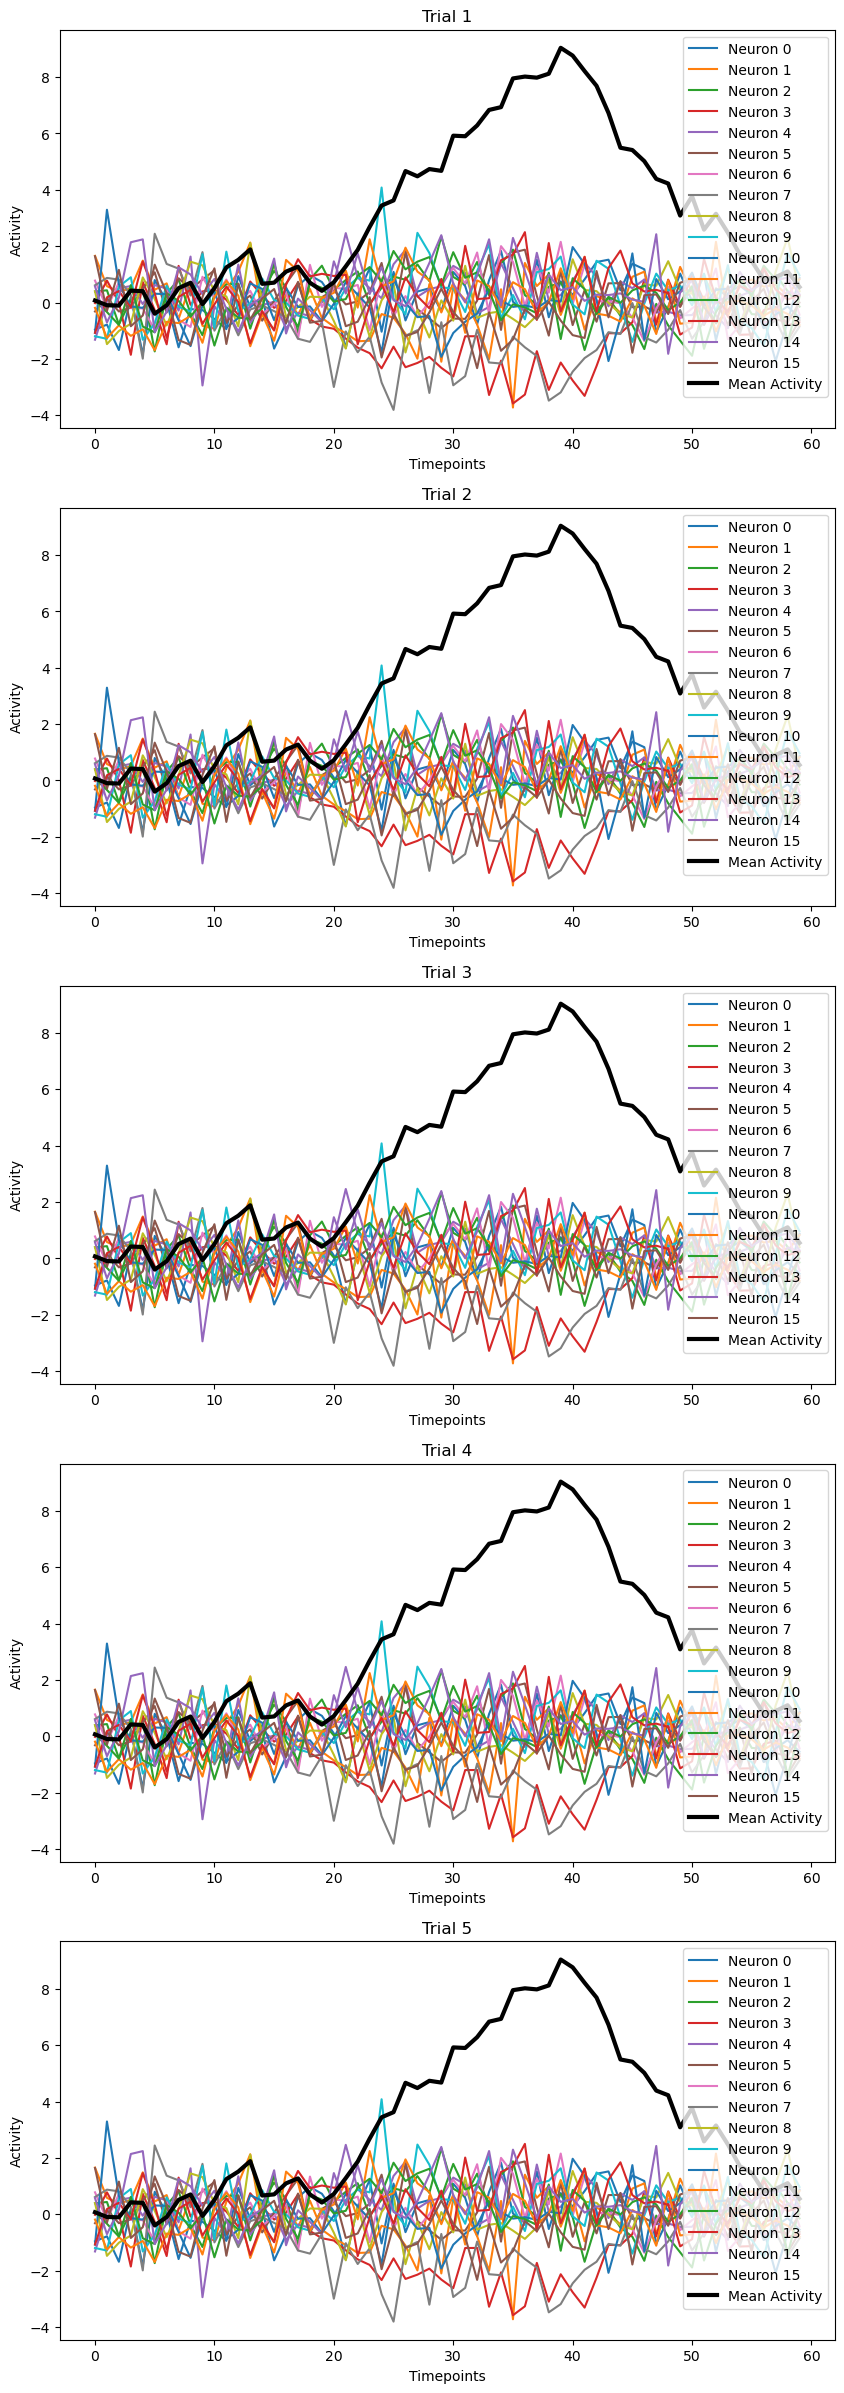
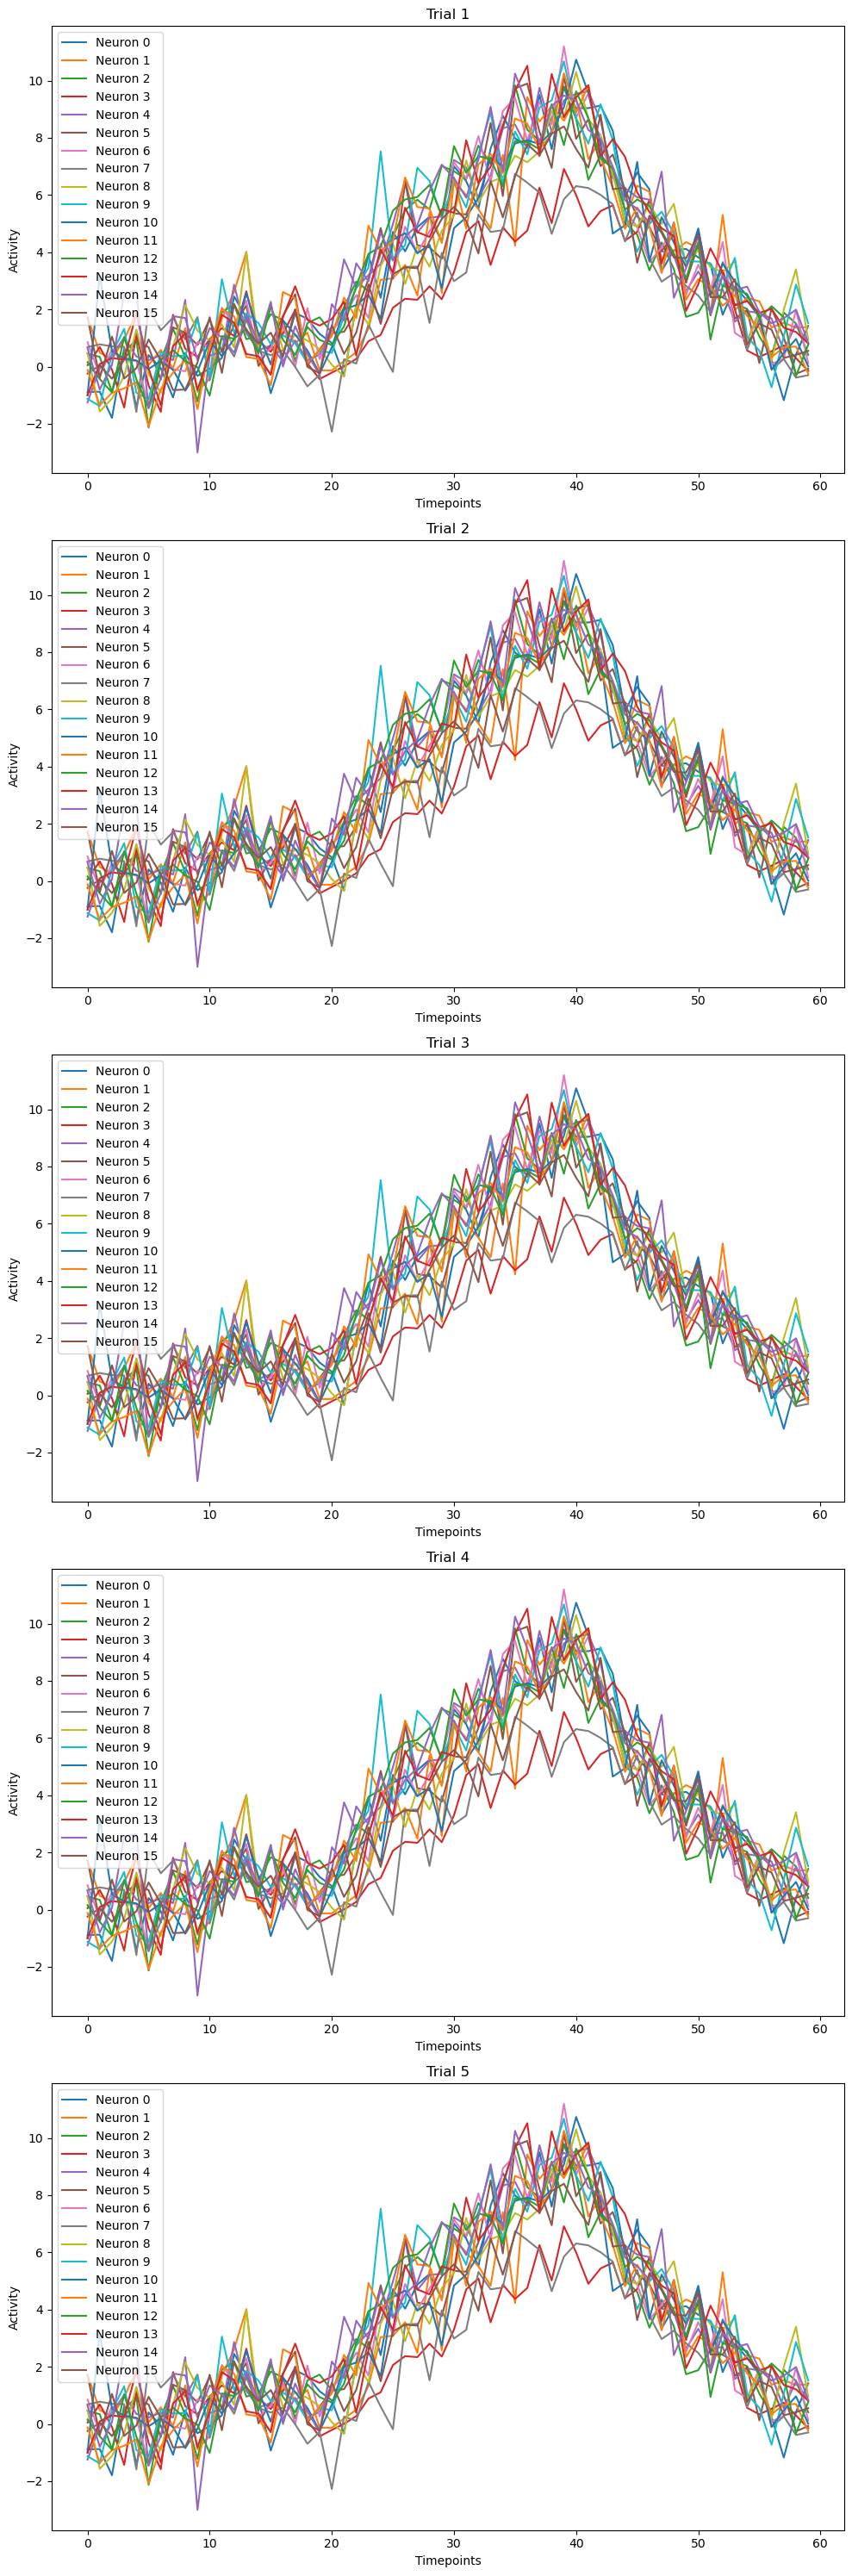
Code edit (unified diff) that turned the first committed figure into the second:
--- before
+++ after
@@ -2,5 +2,6 @@
 
 illustrator = Illustrator(data)
-illustrator.plot_neuron_activity(plot_mean=True, centered=True) # Plot activity of the first neuron across all trials
-pcs = illustrator.pca(n_components=11, plot=True) # Perform PCA and plot the first 10 principal components
-illustrator.plot_neuron_heatmap()
+illustrator.plot_all()
+# illustrator.plot_neuron_activity(plot_mean=True, centered=True) # Plot activity of the first neuron across all trials
+# pcs = illustrator.pca(n_components=11, plot=True) # Perform PCA and plot the first 10 principal components
+# illustrator.plot_neuron_heatmap()

Commit: refactor: improved visualisation and added acf